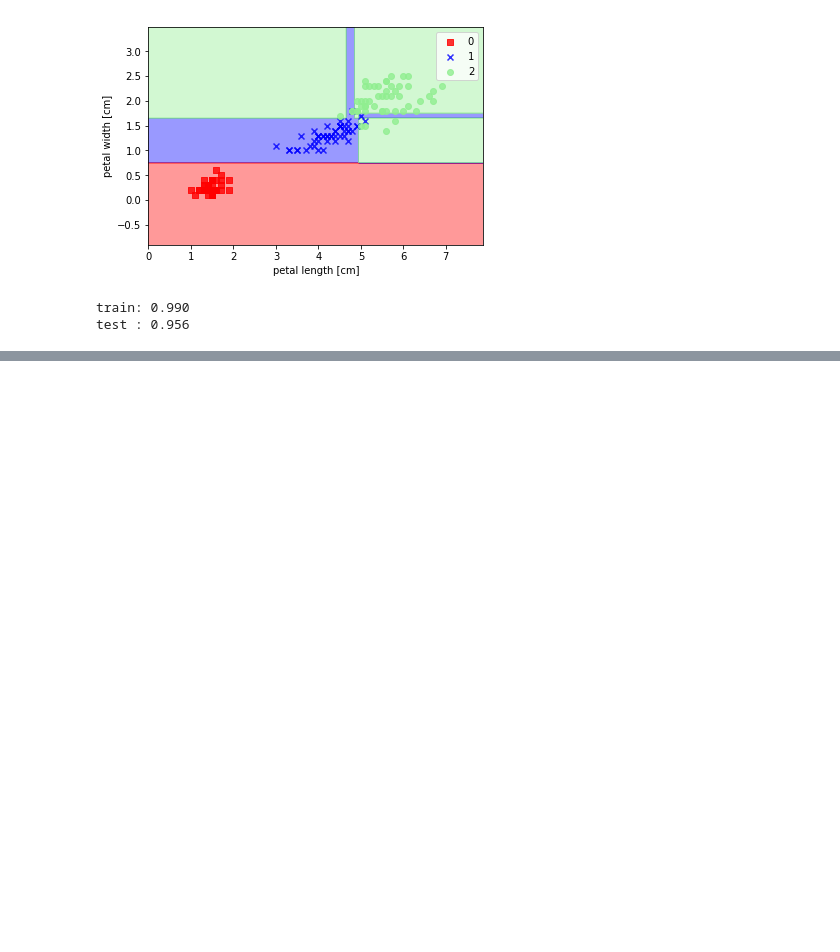
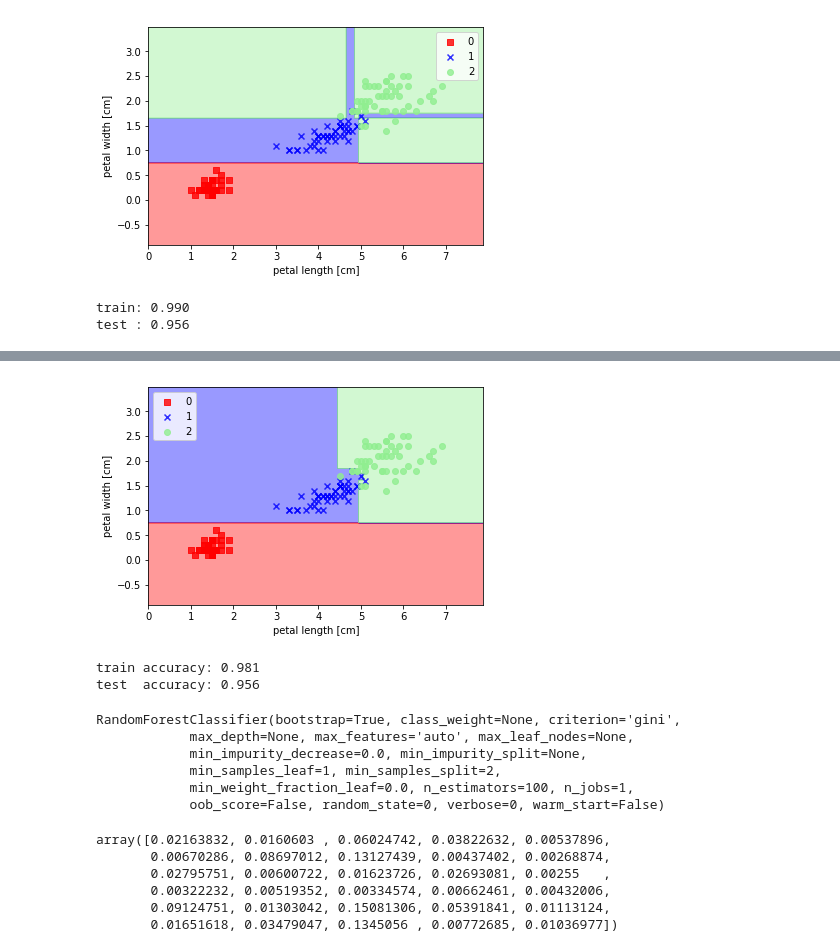
Before and after one commit to s4s7/Machine-learning, a Jupyter notebook: Decision Tree.ipynb, the cells around one changed output, grey strips where cells are left out. Cells and saved outputs as stored; diff of their text form; code cells hidden in the pictures; blank space fills up the shorter version.

```diff
--- a/Decision Tree.ipynb
+++ b/Decision Tree.ipynb
@@ -76,0 +110,16 @@ TypeError: Image data cannot be converted to float
+# %%
+# 決定境界の出力
+plot_decision_regions(X_1, y_1, rfc_1)
+plt.xlabel('petal length [cm]')
+plt.ylabel('petal width [cm]')
+plt.legend(loc='upper left')
+plt.show()
+# %% [output]
+[figure, added]
+# %%
+# 正答率を出力
+print('train accuracy: %.3f' % rfc_1.score(X_1_train, y_1_train))
+print('test  accuracy: %.3f' % rfc_1.score(X_1_test, y_1_test))
+# %% [output]
+train accuracy: 0.981
+test  accuracy: 0.956
@@ -76,0 +134,22 @@ TypeError: Image data cannot be converted to float
+# %%
+from sklearn.ensemble import RandomForestClassifier
+rfc_2 = RandomForestClassifier(random_state=0, n_estimators=100)
+rfc_2.fit(X_2_train, y_2_train)
+# %% [output]
+RandomForestClassifier(bootstrap=True, class_weight=None, criterion='gini',
+            max_depth=None, max_features='auto', max_leaf_nodes=None,
+            min_impurity_decrease=0.0, min_impurity_split=None,
+            min_samples_leaf=1, min_samples_split=2,
+            min_weight_fraction_leaf=0.0, n_estimators=100, n_jobs=1,
+            oob_score=False, random_state=0, verbose=0, warm_start=False)
+# %%
+# 特徴量の重要度を出力
+importances = rfc_2.feature_importances_
+importances
+# %% [output]
+array([0.02163832, 0.0160603 , 0.06024742, 0.03822632, 0.00537896,
+       0.00670286, 0.08697012, 0.13127439, 0.00437402, 0.00268874,
+       0.02795751, 0.00600722, 0.01623726, 0.02693081, 0.00255   ,
+       0.00322232, 0.00519352, 0.00334574, 0.00662461, 0.00432006,
+       0.09124751, 0.01303042, 0.15081306, 0.05391841, 0.01113124,
+       0.01651618, 0.03479047, 0.1345056 , 0.00772685, 0.01036977])
```
Also changed, not shown: parts of 11 cells of this notebook.
